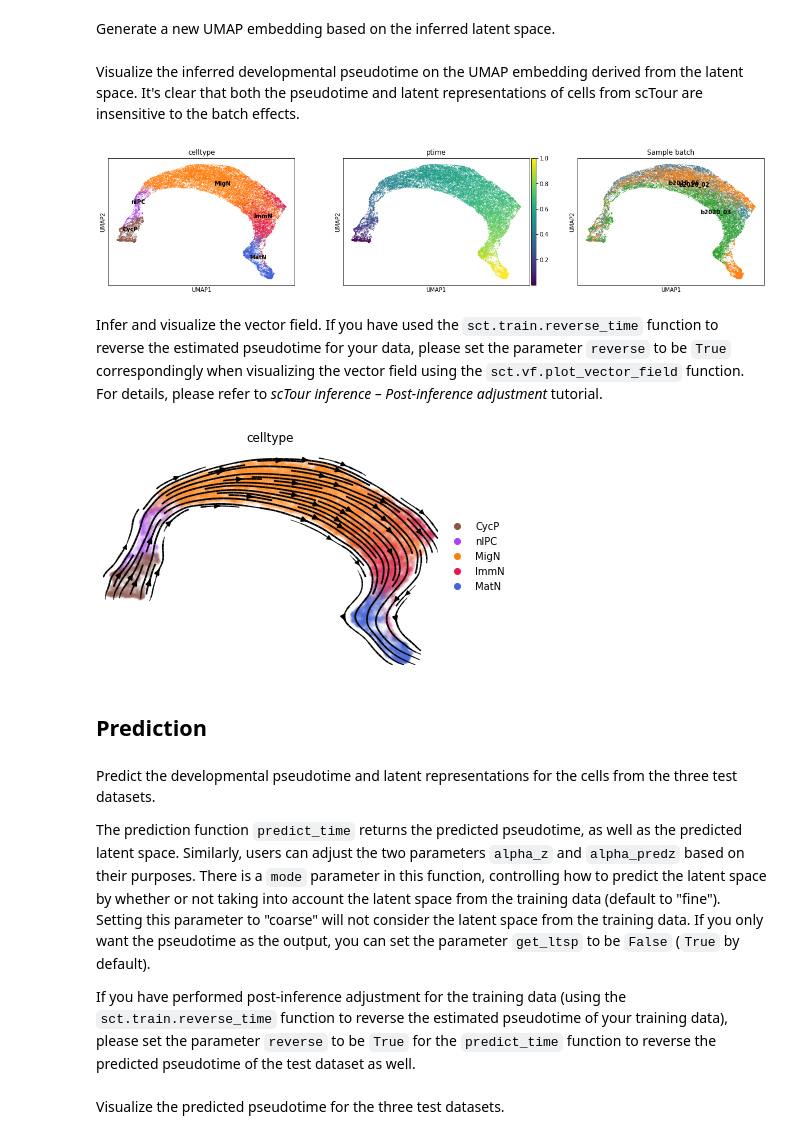
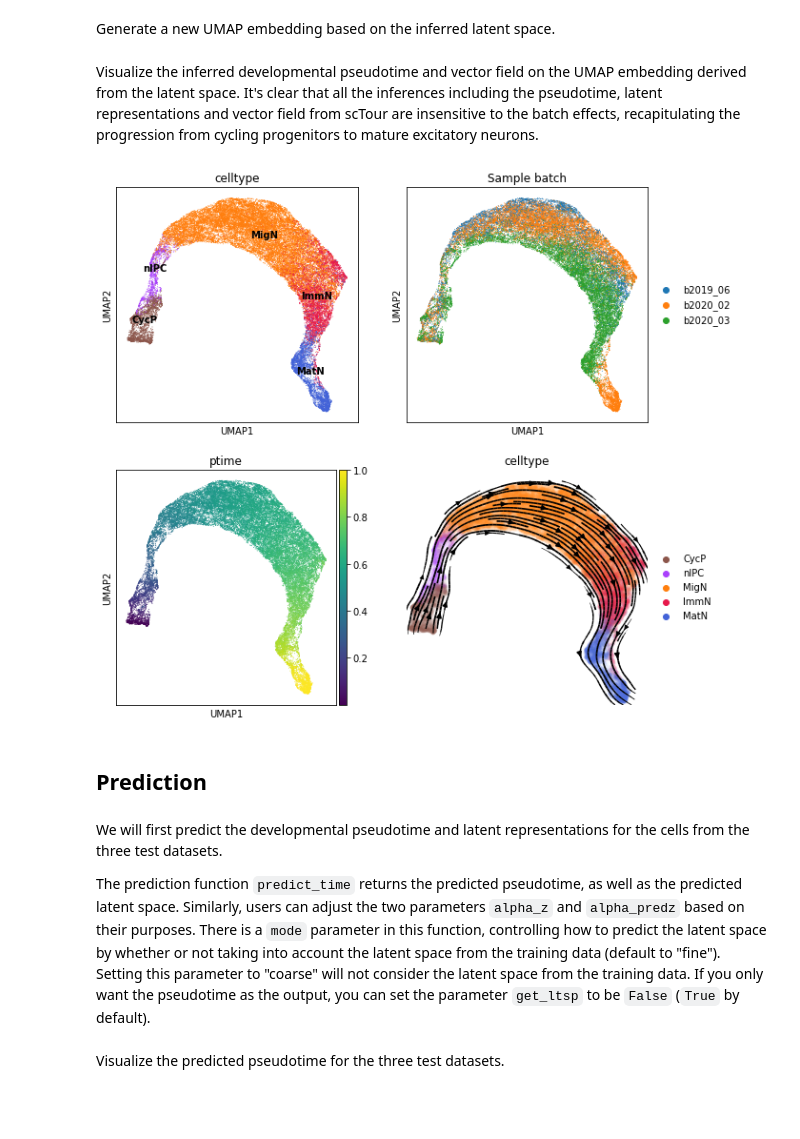
Before and after one commit to LiQian-XC/sctour, a Jupyter notebook: docs/source/notebook/scTour_prediction.ipynb, the cells around one changed output. Saved outputs shown, nothing was run; the diff lists cells and outputs as text; code cells hidden in the pictures; blank space fills up the shorter version.

```diff
--- a/docs/source/notebook/scTour_prediction.ipynb
+++ b/docs/source/notebook/scTour_prediction.ipynb
@@ -93,27 +83,22 @@ adata_train = adata_train[np.argsort(adata_train.obs['ptime'].values), :]
 sc.pp.neighbors(adata_train, use_rep='X_TNODE', n_neighbors=15)
 sc.tl.umap(adata_train, min_dist=0.1)
 # %% [markdown]
-Visualize the inferred developmental pseudotime on the UMAP embedding derived from the latent space. It's clear that both the pseudotime and latent representations of cells from scTour are insensitive to the batch effects.
+Visualize the inferred developmental pseudotime and vector field on the UMAP embedding derived from the latent space. It's clear that all the inferences including the pseudotime, latent representations and vector field from scTour are insensitive to the batch effects, recapitulating the progression from cycling progenitors to mature excitatory neurons.
-# %%
-sc.pl.umap(adata_train, color=['celltype', 'ptime', 'Sample batch'], legend_loc='on data')
-# %% [output]
-[figure, removed]
-# %% [markdown]
-Infer and visualize the vector field. If you have used the `sct.train.reverse_time` function to reverse the estimated pseudotime for your data, please set the parameter `reverse` to be `True` correspondingly when visualizing the vector field using the `sct.vf.plot_vector_field` function. For details, please refer to *scTour inference – Post-inference adjustment* tutorial.
-# %%
-adata_train.obsm['X_VF'] = tnode.get_vector_field(adata_train.obs['ptime'].values, adata_train.obsm['X_TNODE'])
-sct.vf.plot_vector_field(adata_train, zs_key='X_TNODE', vf_key='X_VF', use_rep_neigh='X_TNODE', color='celltype', t_key='ptime', frameon=False, size=80, alpha=0.05)
-plt.show()
-# %% [output]
-[figure, removed]
+# %%
+fig, axs = plt.subplots(ncols=2, nrows=2, figsize=(10, 10))
+sc.pl.umap(adata_train, color='celltype', legend_loc='on data', show=False, ax=axs[0, 0])
+sc.pl.umap(adata_train, color='Sample batch', show=False, ax=axs[0, 1])
+sc.pl.umap(adata_train, color='ptime', show=False, ax=axs[1, 0])
+sct.vf.plot_vector_field(adata_train, zs_key='X_TNODE', vf_key='X_VF', use_rep_neigh='X_TNODE', ax=axs[1, 1], color='celltype', t_key='ptime', frameon=False, size=80, alpha=0.05)
+plt.show()
+# %% [output]
+[figure, added]
 # %% [markdown]
 ## Prediction
 # %% [markdown]
-Predict the developmental pseudotime and latent representations for the cells from the three test datasets.
+We will first predict the developmental pseudotime and latent representations for the cells from the three test datasets.
 
 The prediction function `predict_time` returns the predicted pseudotime, as well as the predicted latent space. Similarly, users can adjust the two parameters `alpha_z` and `alpha_predz` based on their purposes. There is a `mode` parameter in this function, controlling how to predict the latent space by whether or not taking into account the latent space from the training data (default to "fine"). Setting this parameter to "coarse" will not consider the latent space from the training data. If you only want the pseudotime as the output, you can set the parameter `get_ltsp` to be `False` (`True` by default).
-
-If you have performed post-inference adjustment for the training data (using the `sct.train.reverse_time` function to reverse the estimated pseudotime of your training data), please set the parameter `reverse` to be `True` for the `predict_time` function to reverse the predicted pseudotime of the test dataset as well.
 # %%
 #test dataset 1
 #test1_pred_t is the predicted pseudotime, and test1_pred_ltsp is the predicted latent space.
```
Also changed, not shown: parts of 10 cells of this notebook, 2 other files.
